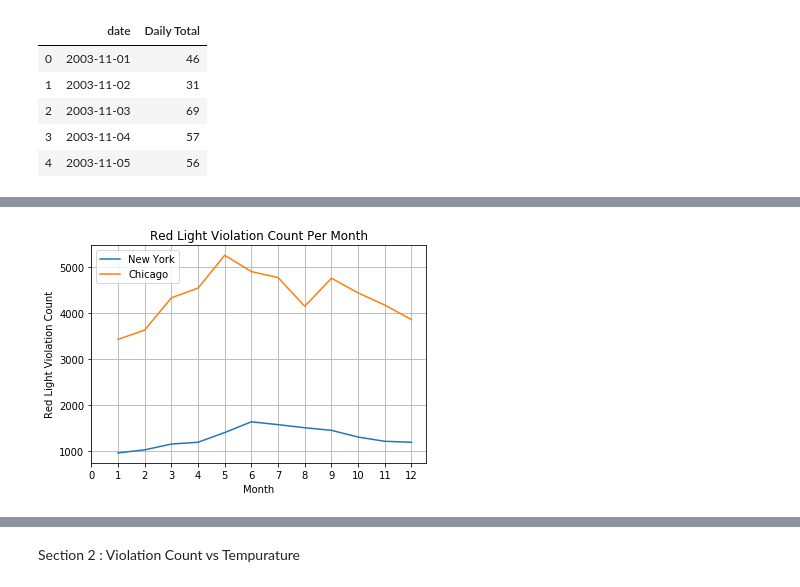
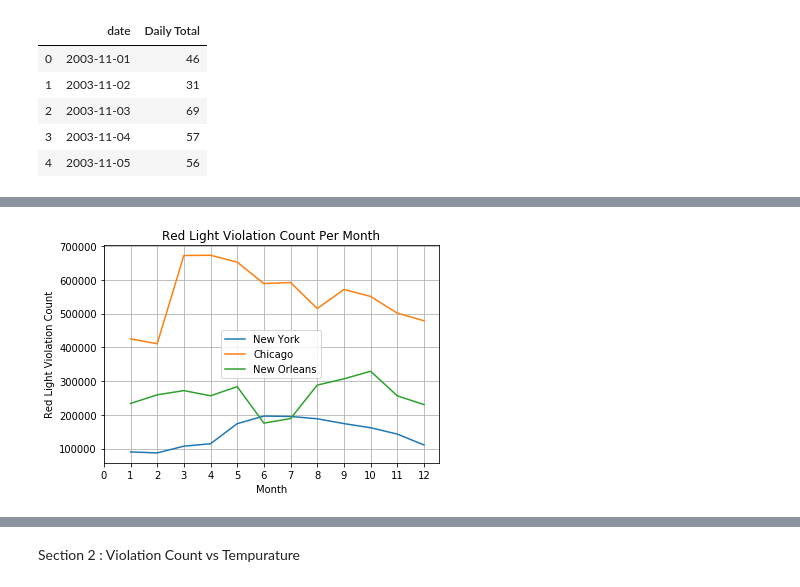
Before and after one commit to junyang42/Project_1, a Jupyter notebook: Summary/Summary.ipynb, the cells around one changed output, grey strips where cells are left out. Cells and saved outputs as stored; diff of their text form; code cells hidden in the pictures.

```diff
--- a/Summary/Summary.ipynb
+++ b/Summary/Summary.ipynb
@@ -15,4 +15,5 @@ chicago_moutncount_path = "../Chicago/Chicago_MonthCount.csv"
 
 chicago_daycount_df = pd.read_csv(chicago_daycount_path)
 chicago_hourcount_df = pd.read_csv(chicago_hourcount_path)
-chicago_moutncount_df = pd.read_csv(chicago_moutncount_path)
+chicago_mouthcount_df = pd.read_csv(chicago_moutncount_path)
+chicago_mouthcount_df
@@ -38,6 +48,14 @@ chicago_daycount_df.head()
 | 2 | 2003-11-03 | 69 |
 | 3 | 2003-11-04 | 57 |
 | 4 | 2003-11-05 | 56 |
+# %%
+new_orleans_daycount_path = "../NOLA/NOLA_by_day.csv"
+new_orleans_hourcount_path = "../NOLA/NOLA_by_hour.csv"
+new_orleans_monthcount_path = "../NOLA/NOLA_by_month.csv"
+
+new_orleans_daycount_df = pd.read_csv(new_orleans_daycount_path)
+new_orleans_hourcount_df = pd.read_csv(new_orleans_hourcount_path)
+new_orleans_monthcount_df = pd.read_csv(new_orleans_monthcount_path)
 # %%
 # plot data
 # 1. Violation Per Day
@@ -63,23 +136,23 @@ plt.show()
 # %%
-# plot data
-# 2. Violation Per Hour
 x_month = new_york_monthcount_df['Month']
-y_month1 = new_york_monthcount_df['Average Count']
-y_month2 = chicago_moutncount_df['Daily Avg']
-plt.plot(x_month, y_month1, label='New York')
-plt.plot(x_month, y_month2, label='Chicago')
+y_month11 = new_york_monthcount_df['Total']
+y_month22 = chicago_moutncount_df['Total']
+y_month33 = new_orleans_monthcount_df['Vio_DateTime']
 
+plt.plot(x_month, y_month11, label='New York')
+plt.plot(x_month, y_month22, label='Chicago')
+plt.plot(x_month, y_month33, label='New Orleans')
 # set labels and sticks
 plt.title("Red Light Violation Count Per Month")
 plt.xlabel("Month")
 plt.ylabel("Red Light Violation Count")
 plt.xticks(np.arange(0,13))
 
 # plt.style.use('seaborn-bright')
-plt.legend()
+plt.legend(loc='best')
 plt.grid()
-plt.savefig("MonthlyCount.png")
+plt.savefig("MonthlyCount_2.png")
 # Show plot
 plt.show()
 # %% [output]
-[figure, old version]
+[figure, new version]
```
Also changed, not shown: parts of 17 cells of this notebook, 9 other files.
